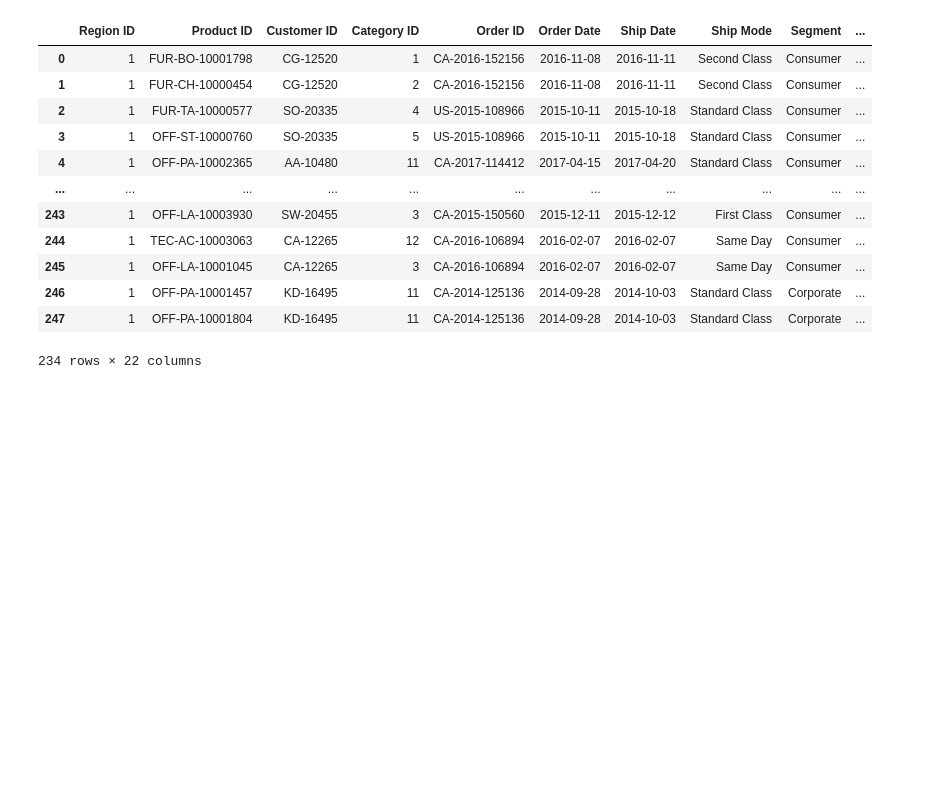
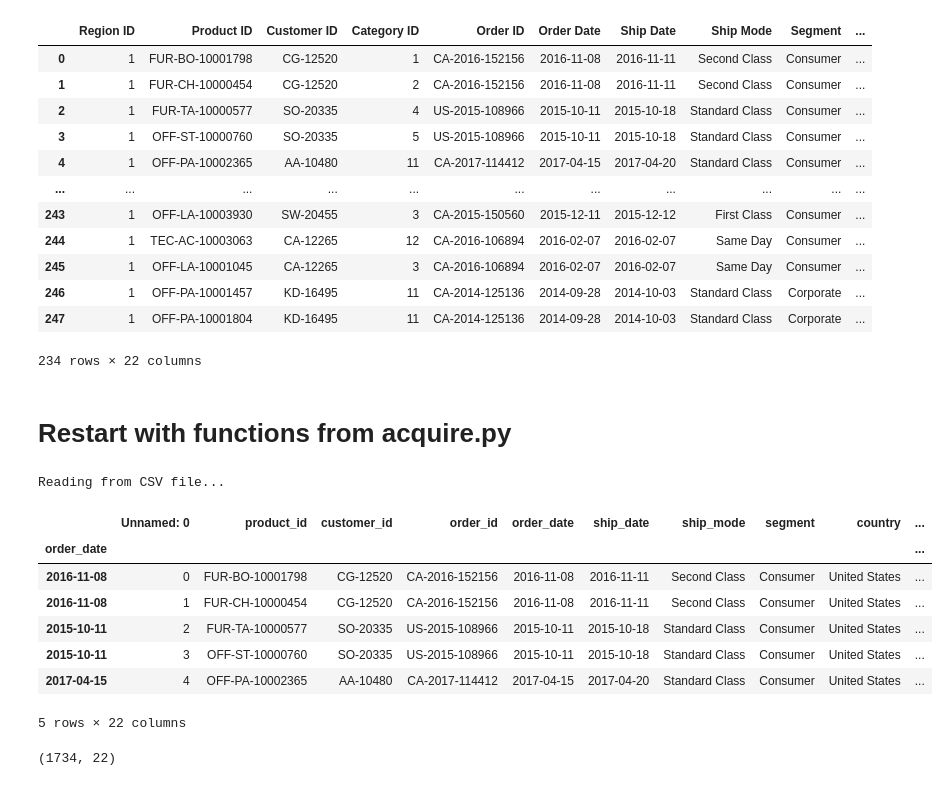
Before and after one commit to ns-tn-time-series-project/time-series-project, a Jupyter notebook: nathan_time_series_project_explore.ipynb, the cells around one changed output. Cells and saved outputs as stored; diff of their text form; code cells hidden in the pictures; blank space fills up the shorter version.

```diff
--- a/nathan_time_series_project_explore.ipynb
+++ b/nathan_time_series_project_explore.ipynb
@@ -350,3 +354,23 @@ south_cust_group.head()
 | 246 | 1 | OFF-PA-10001457 | KD-16495 | 11 | CA-2014-125136 | 2014-09-28 | 2014-10-03 | Standard Class | Corporate | ... |
 | 247 | 1 | OFF-PA-10001804 | KD-16495 | 11 | CA-2014-125136 | 2014-09-28 | 2014-10-03 | Standard Class | Corporate | ... |
 234 rows × 22 columns
+# %% [markdown]
+# Restart with functions from acquire.py
+# %%
+df = get_superstore_df()
+df = clean_superstore_df(df)
+df.head()
+# %% [output]
+Reading from CSV file...
+|  | Unnamed: 0 | product_id | customer_id | order_id | order_date | ship_date | ship_mode | segment | country | ... |
+| order_date |  |  |  |  |  |  |  |  |  | ... |
+| 2016-11-08 | 0 | FUR-BO-10001798 | CG-12520 | CA-2016-152156 | 2016-11-08 | 2016-11-11 | Second Class | Consumer | United States | ... |
+| 2016-11-08 | 1 | FUR-CH-10000454 | CG-12520 | CA-2016-152156 | 2016-11-08 | 2016-11-11 | Second Class | Consumer | United States | ... |
+| 2015-10-11 | 2 | FUR-TA-10000577 | SO-20335 | US-2015-108966 | 2015-10-11 | 2015-10-18 | Standard Class | Consumer | United States | ... |
+| 2015-10-11 | 3 | OFF-ST-10000760 | SO-20335 | US-2015-108966 | 2015-10-11 | 2015-10-18 | Standard Class | Consumer | United States | ... |
+| 2017-04-15 | 4 | OFF-PA-10002365 | AA-10480 | CA-2017-114412 | 2017-04-15 | 2017-04-20 | Standard Class | Consumer | United States | ... |
+5 rows × 22 columns
+# %%
+df.shape
+# %% [output]
+(1734, 22)
```
Also changed, not shown: parts of 2 cells of this notebook, 1 other file.
